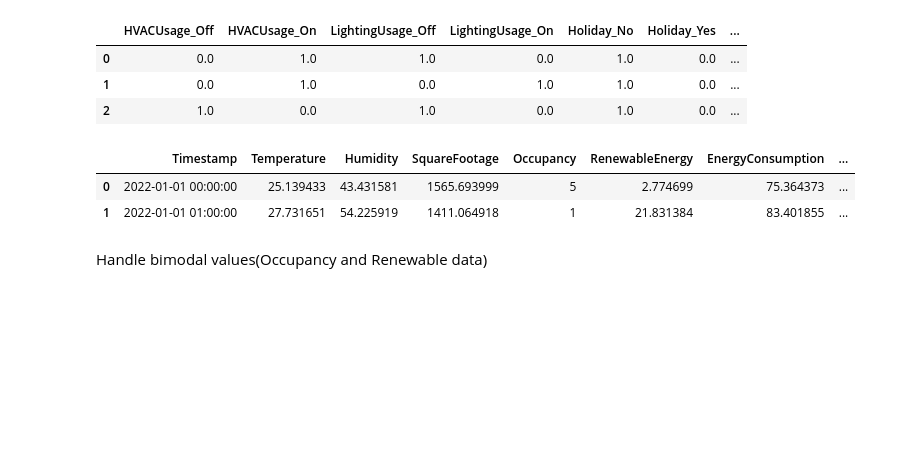
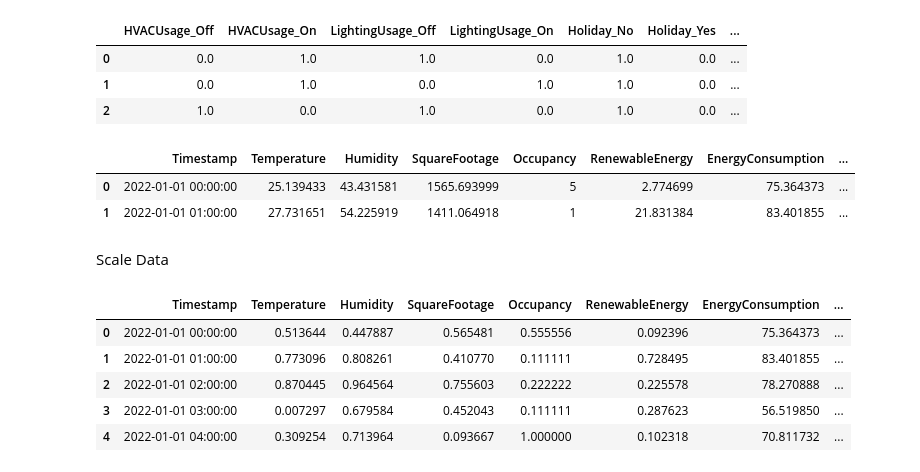
Before and after one commit to arjunravi26/Energy-Consumption-Prediction, a Jupyter notebook: research/energy_consumption.ipynb, the cells around one changed output. Drawn from its saved outputs; the diff is of its cells as text; code cells hidden in the pictures; blank space fills up the shorter version.

```diff
--- a/research/energy_consumption.ipynb
+++ b/research/energy_consumption.ipynb
@@ -358,5 +372,5 @@ ec.head(2)
 |  | Timestamp | Temperature | Humidity | SquareFootage | Occupancy | RenewableEnergy | EnergyConsumption | ... |
 | 0 | 2022-01-01 00:00:00 | 25.139433 | 43.431581 | 1565.693999 | 5 | 2.774699 | 75.364373 | ... |
 | 1 | 2022-01-01 01:00:00 | 27.731651 | 54.225919 | 1411.064918 | 1 | 21.831384 | 83.401855 | ... |
-# %% [markdown]
-Handle bimodal values(Occupancy and Renewable data)
+# %% [markdown]
+Scale Data
@@ -362,0 +395,9 @@ Handle bimodal values(Occupancy and Renewable data)
+# %%
+ec.head()
+# %% [output]
+|  | Timestamp | Temperature | Humidity | SquareFootage | Occupancy | RenewableEnergy | EnergyConsumption | ... |
+| 0 | 2022-01-01 00:00:00 | 0.513644 | 0.447887 | 0.565481 | 0.555556 | 0.092396 | 75.364373 | ... |
+| 1 | 2022-01-01 01:00:00 | 0.773096 | 0.808261 | 0.410770 | 0.111111 | 0.728495 | 83.401855 | ... |
+| 2 | 2022-01-01 02:00:00 | 0.870445 | 0.964564 | 0.755603 | 0.222222 | 0.225578 | 78.270888 | ... |
+| 3 | 2022-01-01 03:00:00 | 0.007297 | 0.679584 | 0.452043 | 0.111111 | 0.287623 | 56.519850 | ... |
+| 4 | 2022-01-01 04:00:00 | 0.309254 | 0.713964 | 0.093667 | 1.000000 | 0.102318 | 70.811732 | ... |
```
Also changed, not shown: parts of 65 cells of this notebook, 1 other file.
